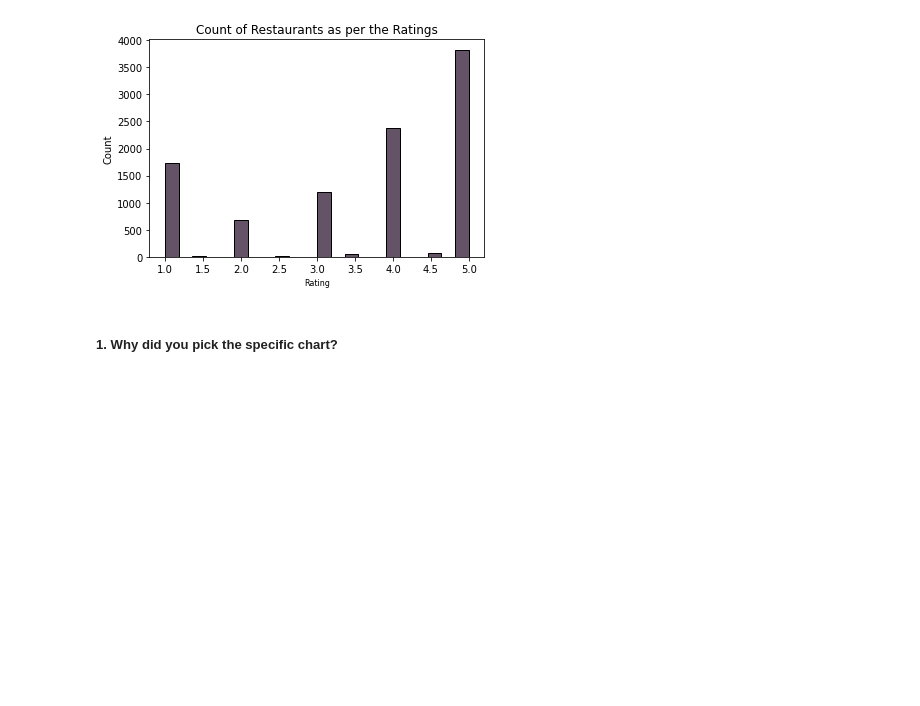
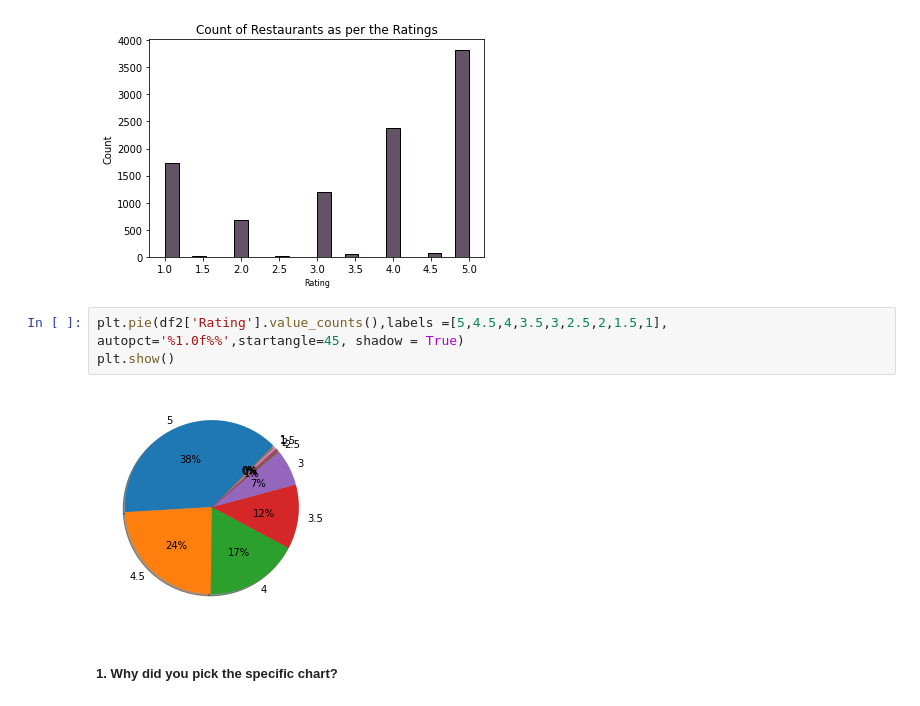
Before and after one commit to saumyadash9/Zomato-Restaurant-Clustering-And-Sentiment-Analysis, a Jupyter notebook: Saumya_Dash_Zomato_Restaurant_Clustering_And_Sentiment_Analysis.ipynb, the cells around one changed output. Drawn from its saved outputs; the diff is of its cells as text; blank space fills up the shorter version.

```diff
--- a/Saumya_Dash_Zomato_Restaurant_Clustering_And_Sentiment_Analysis.ipynb
+++ b/Saumya_Dash_Zomato_Restaurant_Clustering_And_Sentiment_Analysis.ipynb
@@ -673,6 +666,11 @@ plt.title('Count of Restaurants as per the Ratings')
 # %% [output]
 Text(0.5, 1.0, 'Count of Restaurants as per the Ratings')
 [figure]
+# %%
+plt.pie(df2['Rating'].value_counts(),labels =[5,4.5,4,3.5,3,2.5,2,1.5,1], autopct='%1.0f%%',startangle=45, shadow = True)
+plt.show()
+# %% [output]
+[figure, added]
 # %% [markdown]
 ##### 1. Why did you pick the specific chart?
 # %% [markdown]
```
Also changed, not shown: parts of 58 cells of this notebook.
